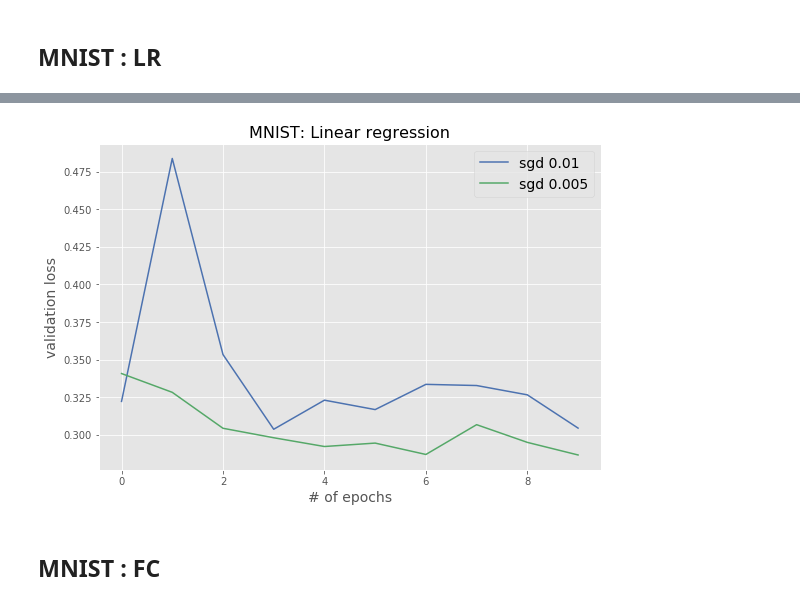
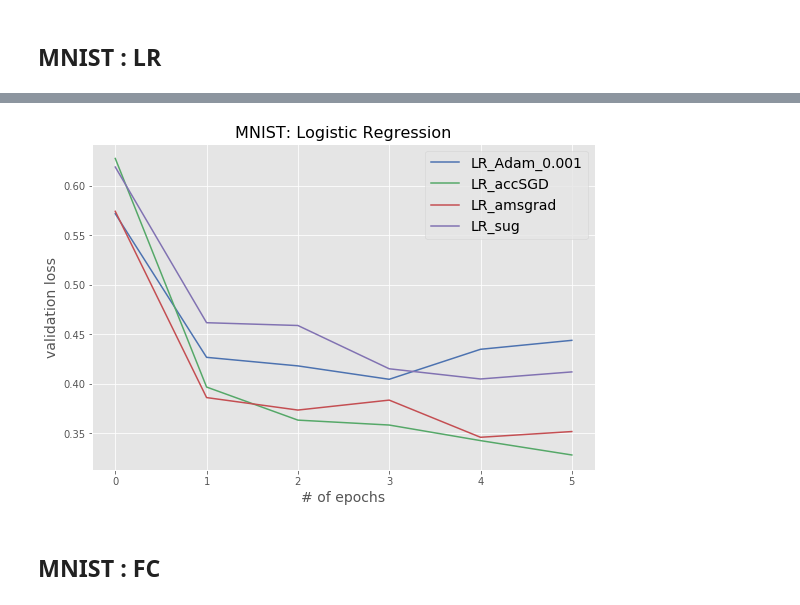
Before and after one commit to severilov/A2Grad_optimizer, a Jupyter notebook: plot_results.ipynb, the cells around one changed output, grey strips where cells are left out. Cells and saved outputs as stored; diff of their text form; code cells hidden in the pictures.

```diff
--- a/plot_results.ipynb
+++ b/plot_results.ipynb
@@ -87,3 +84,8 @@ for lr in lrs:
+# %%
+fc_adam = torch.load('./MNIST/LR_Adam_0.001')
+fc_asgd = torch.load('./MNIST/LR_accSGD')
+fc_amsgrad = torch.load('./MNIST/LR_amsgrad')
+fc_sug = torch.load('./MNIST/LR_sug')
 # %%
 # plot train loss per 200 batches
 smooth_over = 200
@@ -124,22 +149,39 @@ plt.show()
 # %%
 #plot validation loss per epoch
 figure = plt.figure(figsize=(9,6))
-for lr in lrs[1:]:
-    n_epochs = fc_sgd[lr]['epoch']
-    batch_per_ep = int(len(fc_sgd[lr]['val_loss']) / fc_sgd[lr]['epoch'])
-    loss = fc_sgd[lr]['val_loss']
-    plt.plot([sum(loss[i*batch_per_ep:(i+1)*batch_per_ep])/batch_per_ep for i in range(n_epochs)], label='sgd '+str(lr))
-#n_epochs = fc_sug['epoch']
-#batch_per_ep = int(len(fc_sug['tr_loss']) / fc_sug['epoch'])
-#plt.plot([sum(fc_sug['tr_loss'][i*batch_per_ep:(i+1)*batch_per_ep])/batch_per_ep for i in range(n_epochs)], label="sug ")
+
+n_epochs = fc_adam['epoch']
+batch_per_ep = int(len(fc_adam['val_loss']) / fc_adam['epoch'])
+loss = fc_adam['tr_loss']
+plt.plot([sum(loss[i*batch_per_ep:(i+1)*batch_per_ep])/batch_per_ep for i in range(n_epochs)],
+         label='LR_Adam_0.001')
+
+n_epochs = fc_asgd['epoch']
+batch_per_ep = int(len(fc_asgd['val_loss']) / fc_asgd['epoch'])
+loss = fc_asgd['tr_loss']
+plt.plot([sum(loss[i*batch_per_ep:(i+1)*batch_per_ep])/batch_per_ep for i in range(n_epochs)],
+         label='LR_accSGD')
+
+n_epochs = fc_amsgrad['epoch']
+batch_per_ep = int(len(fc_amsgrad['val_loss']) / fc_amsgrad['epoch'])
+loss = fc_amsgrad['tr_loss']
+plt.plot([sum(loss[i*batch_per_ep:(i+1)*batch_per_ep])/batch_per_ep for i in range(n_epochs)],
+         label='LR_amsgrad')
+
+n_epochs = fc_sug['epoch']
+batch_per_ep = int(len(fc_sug['val_loss']) / fc_sug['epoch'])
+loss = fc_sug['tr_loss']
+plt.plot([sum(loss[i*batch_per_ep:(i+1)*batch_per_ep])/batch_per_ep for i in range(n_epochs)],
+         label='LR_sug')
+
 plt.xlabel("# of epochs", fontsize=14)
 plt.ylabel("validation loss", fontsize=14)
-plt.title("MNIST: Linear regression", fontsize=16)
+plt.title("MNIST: Logistic Regression", fontsize=16)
 plt.legend(fontsize=14)
 plt.savefig('img/mnist_linreg_val_ep.png')
 plt.savefig('img/mnist_linreg_val_ep.eps')
 plt.show()
 # %% [output]
-[figure, old version]
+[figure, new version]
 # %% [markdown]
 ## MNIST : FC
```
Also changed, not shown: parts of 25 cells of this notebook, 30 other files.
